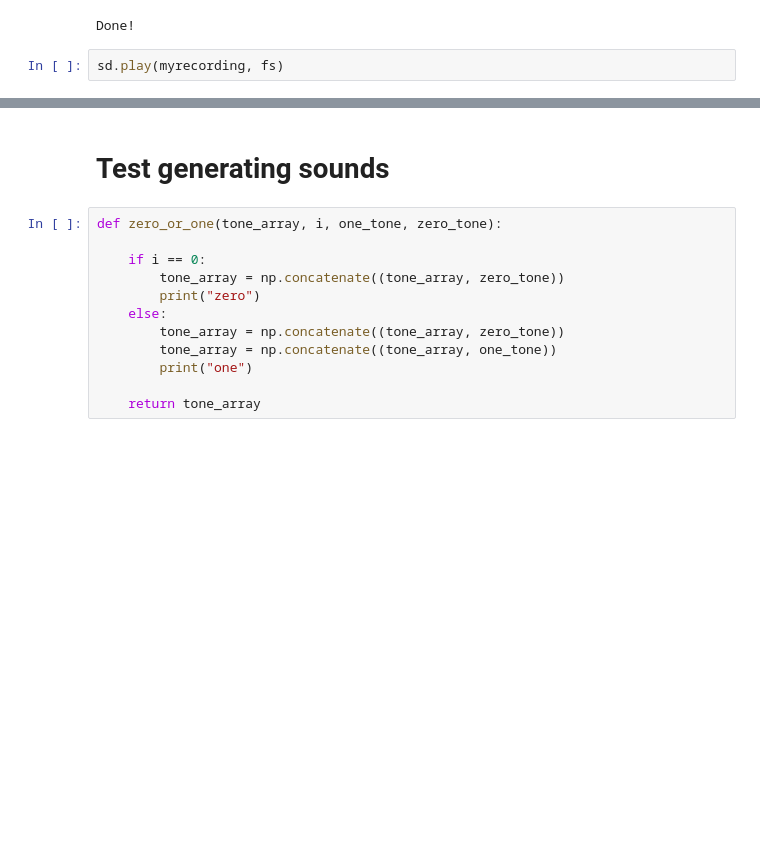
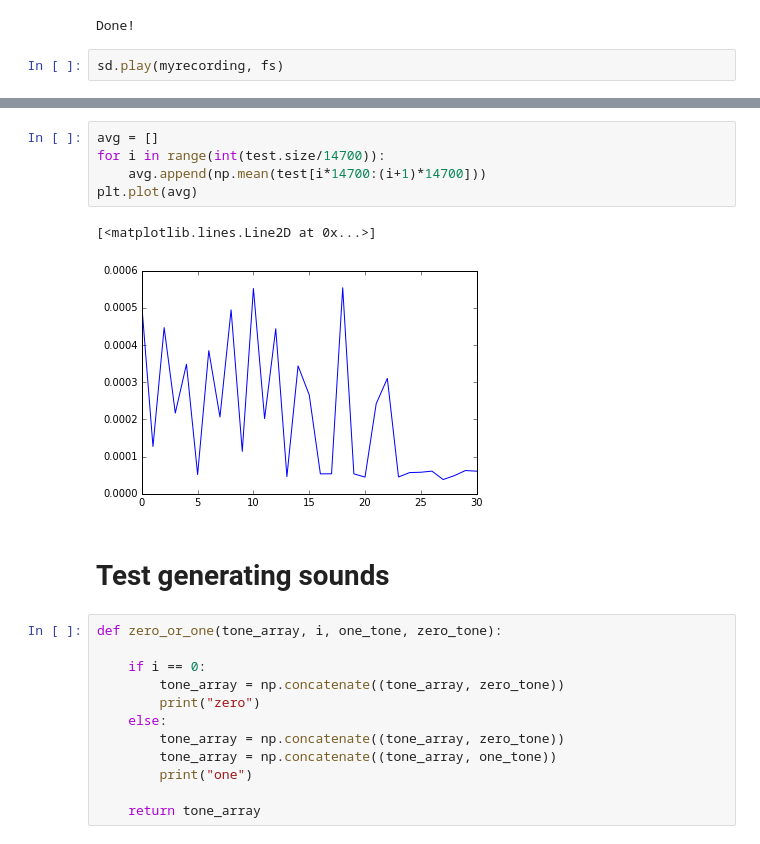
Before and after one commit to NathanYee/QEAFall2016Homework, a Jupyter notebook: bset1/badModemFirstPass.ipynb, the cells around one changed output, grey strips where cells are left out. Drawn from its saved outputs; the diff is of its cells as text; blank space fills up the shorter version.

```diff
--- a/bset1/badModemFirstPass.ipynb
+++ b/bset1/badModemFirstPass.ipynb
@@ -46,3 +77,11 @@ plt.show()
+# %%
+avg = []
+for i in range(int(test.size/14700)):
+    avg.append(np.mean(test[i*14700:(i+1)*14700]))
+plt.plot(avg)
+# %% [output]
+[<matplotlib.lines.Line2D at 0x...>]
+[figure, added]
 # %% [markdown]
 # Test generating sounds
 # %%
```
Also changed, not shown: parts of 7 cells of this notebook.
